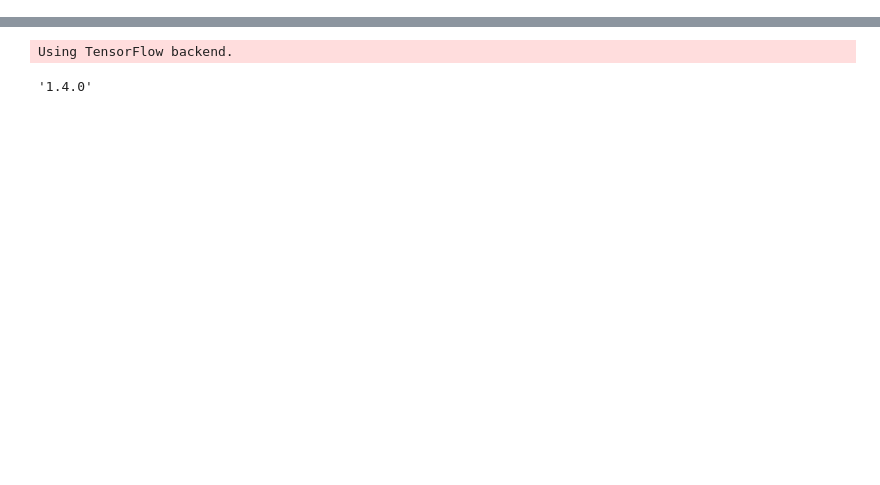
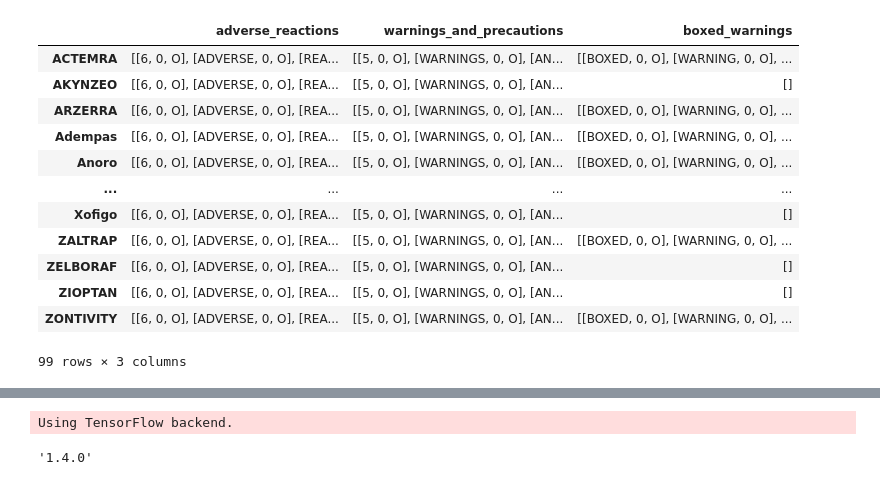
Before and after one commit to lucyquirant/text_mining, a Jupyter notebook: Text_Mining_Project_Colab.ipynb, the cells around one changed output, grey strips where cells are left out. Cells and saved outputs as stored; diff of their text form; code cells hidden in the pictures; blank space fills up the shorter version.

```diff
--- a/Text_Mining_Project_Colab.ipynb
+++ b/Text_Mining_Project_Colab.ipynb
@@ -204,0 +390,17 @@ drug_labels_annotated_tokens
+# %%
+test_labels_df = pd.read_pickle('./test_labels.pkl')
+train_labels_df = pd.read_pickle('./train_labels.pkl')
+# %% [output]
+|  | adverse_reactions | warnings_and_precautions | boxed_warnings |
+| ACTEMRA | [[6, 0, O], [ADVERSE, 0, O], [REA... | [[5, 0, O], [WARNINGS, 0, O], [AN... | [[BOXED, 0, O], [WARNING, 0, O], ... |
+| AKYNZEO | [[6, 0, O], [ADVERSE, 0, O], [REA... | [[5, 0, O], [WARNINGS, 0, O], [AN... | [] |
+| ARZERRA | [[6, 0, O], [ADVERSE, 0, O], [REA... | [[5, 0, O], [WARNINGS, 0, O], [AN... | [[BOXED, 0, O], [WARNING, 0, O], ... |
+| Adempas | [[6, 0, O], [ADVERSE, 0, O], [REA... | [[5, 0, O], [WARNINGS, 0, O], [AN... | [[BOXED, 0, O], [WARNING, 0, O], ... |
+| Anoro | [[6, 0, O], [ADVERSE, 0, O], [REA... | [[5, 0, O], [WARNINGS, 0, O], [AN... | [[BOXED, 0, O], [WARNING, 0, O], ... |
+| ... | ... | ... | ... |
+| Xofigo | [[6, 0, O], [ADVERSE, 0, O], [REA... | [[5, 0, O], [WARNINGS, 0, O], [AN... | [] |
+| ZALTRAP | [[6, 0, O], [ADVERSE, 0, O], [REA... | [[5, 0, O], [WARNINGS, 0, O], [AN... | [[BOXED, 0, O], [WARNING, 0, O], ... |
+| ZELBORAF | [[6, 0, O], [ADVERSE, 0, O], [REA... | [[5, 0, O], [WARNINGS, 0, O], [AN... | [] |
+| ZIOPTAN | [[6, 0, O], [ADVERSE, 0, O], [REA... | [[5, 0, O], [WARNINGS, 0, O], [AN... | [] |
+| ZONTIVITY | [[6, 0, O], [ADVERSE, 0, O], [REA... | [[5, 0, O], [WARNINGS, 0, O], [AN... | [[BOXED, 0, O], [WARNING, 0, O], ... |
+99 rows × 3 columns
```
Also changed, not shown: parts of 49 cells of this notebook.
